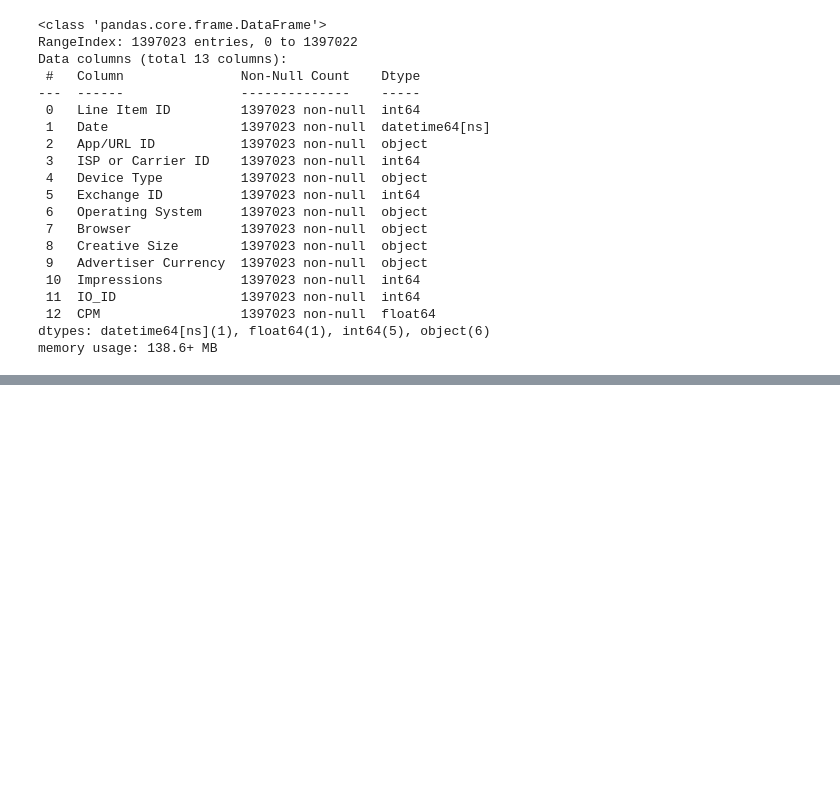
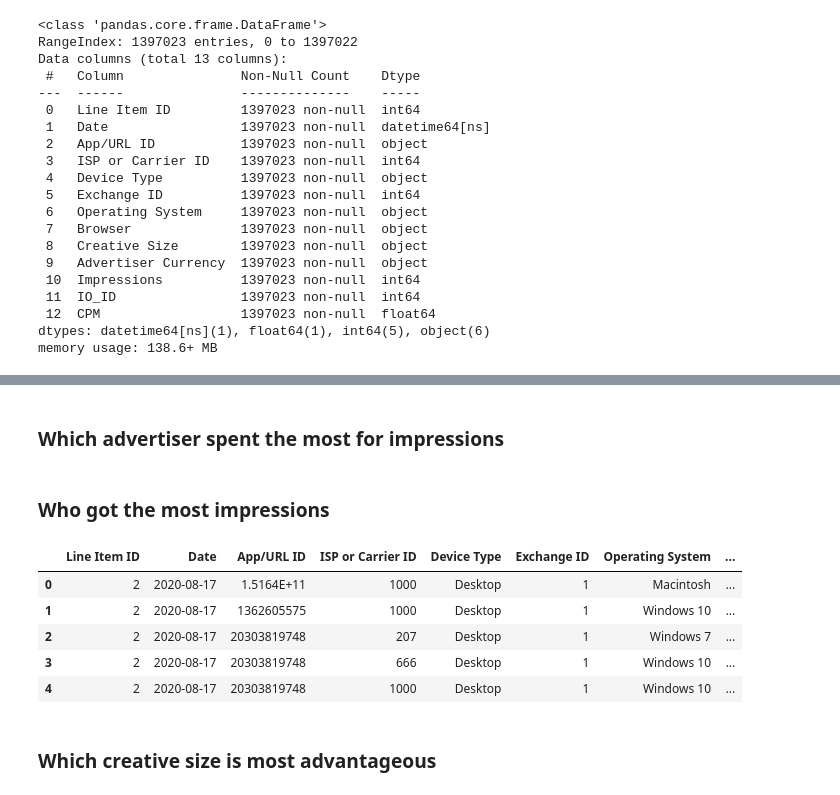
Before and after one commit to shiva-kumarj/CPM-prediction-with-MiQ, a Jupyter notebook: code/CPM-EDA.ipynb, the cells around one changed output, grey strips where cells are left out. Drawn from its saved outputs; the diff is of its cells as text; code cells hidden in the pictures; blank space fills up the shorter version.

```diff
--- a/code/CPM-EDA.ipynb
+++ b/code/CPM-EDA.ipynb
@@ -203,0 +230,15 @@ memory usage: 138.6+ MB
+# %% [markdown]
+### Which advertiser spent the most for impressions
+# %% [markdown]
+### Who got the most impressions
+# %%
+df.head()
+# %% [output]
+|  | Line Item ID | Date | App/URL ID | ISP or Carrier ID | Device Type | Exchange ID | Operating System | ... |
+| 0 | 2 | 2020-08-17 | 1.5164E+11 | 1000 | Desktop | 1 | Macintosh | ... |
+| 1 | 2 | 2020-08-17 | 1362605575 | 1000 | Desktop | 1 | Windows 10 | ... |
+| 2 | 2 | 2020-08-17 | 20303819748 | 207 | Desktop | 1 | Windows 7 | ... |
+| 3 | 2 | 2020-08-17 | 20303819748 | 666 | Desktop | 1 | Windows 10 | ... |
+| 4 | 2 | 2020-08-17 | 20303819748 | 1000 | Desktop | 1 | Windows 10 | ... |
+# %% [markdown]
+### Which creative size is most advantageous
```
Also changed, not shown: parts of 12 cells of this notebook.
